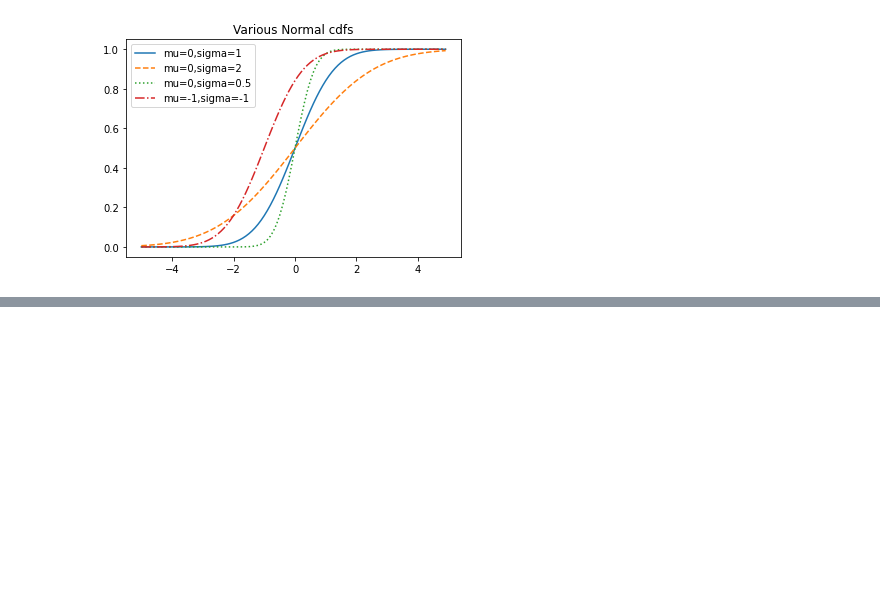
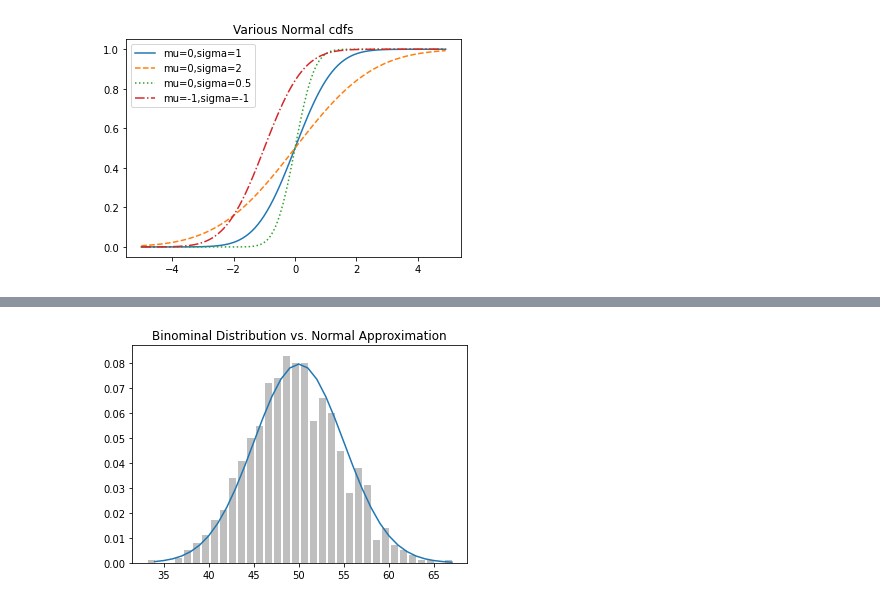
Before and after one commit to hank199599/data_science_from_scratch_reading_log, a Jupyter notebook: Chapter6.ipynb, the cells around one changed output, grey strips where cells are left out. Drawn from its saved outputs; the diff is of its cells as text; code cells hidden in the pictures; blank space fills up the shorter version.

```diff
--- a/Chapter6.ipynb
+++ b/Chapter6.ipynb
@@ -296,0 +374,4 @@ plt.show()
+# %%
+binnomial_histogram(0.5,100,1000)
+# %% [output]
+[figure, added]
```
Also changed, not shown: parts of 10 cells of this notebook.
